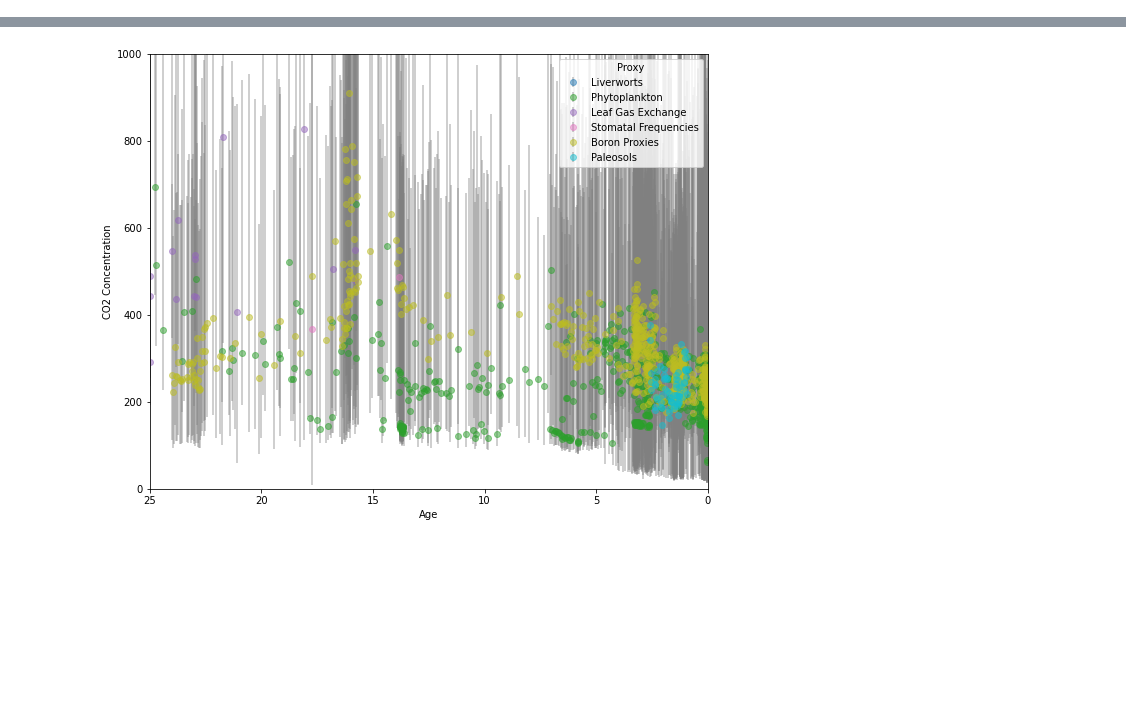
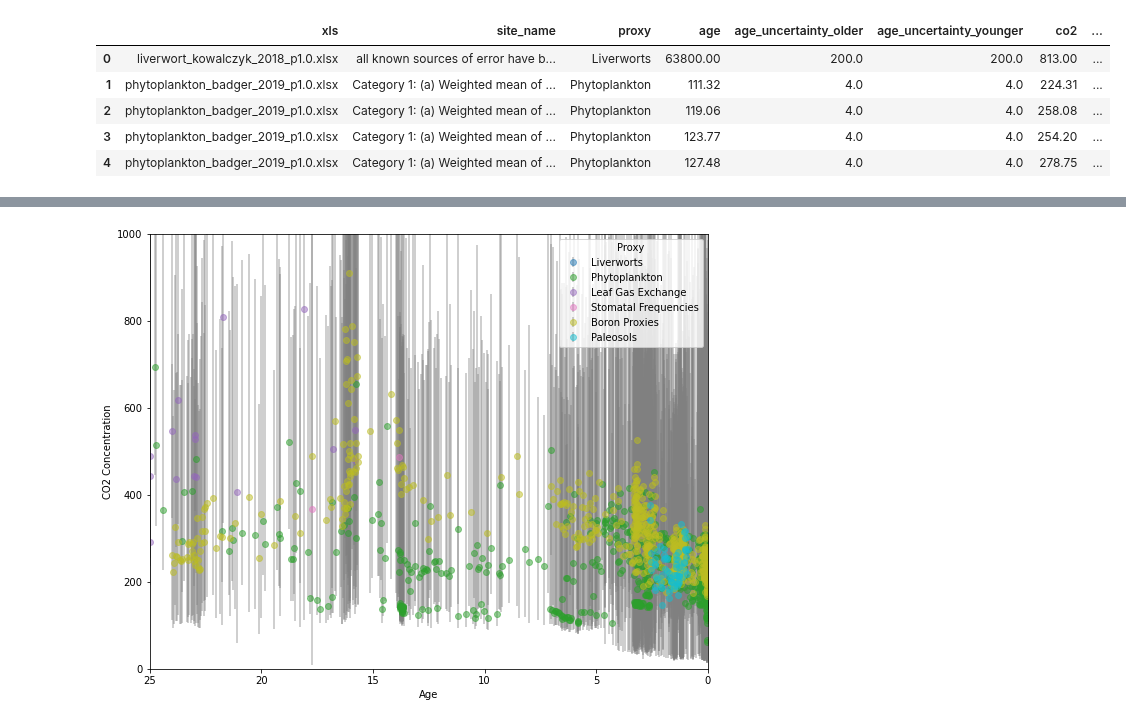
Before and after one commit to Swanson-Hysell/Earth_science_notebooks, a Jupyter notebook: paleoclimate/paleo_CO2/paleoCO2_plotting.ipynb, the cells around one changed output, grey strips where cells are left out. Saved outputs shown, nothing was run; the diff lists cells and outputs as text; code cells hidden in the pictures; blank space fills up the shorter version.

```diff
--- a/paleoclimate/paleo_CO2/paleoCO2_plotting.ipynb
+++ b/paleoclimate/paleo_CO2/paleoCO2_plotting.ipynb
@@ -2,3 +2,14 @@
 import pandas as pd
 import matplotlib.pyplot as plt
 import numpy as np
+pd.set_option('display.max_columns', None)
+# %%
+co2_proxy_data = pd.read_excel('age_co2_plot_data.xlsx')
+co2_proxy_data.head()
+# %% [output]
+|  | xls | site_name | proxy | age | age_uncertainty_older | age_uncertainty_younger | co2 | ... |
+| 0 | liverwort_kowalczyk_2018_p1.0.xlsx | all known sources of error have b... | Liverworts | 63800.00 | 200.0 | 200.0 | 813.00 | ... |
+| 1 | phytoplankton_badger_2019_p1.0.xlsx | Category 1: (a) Weighted mean of ... | Phytoplankton | 111.32 | 4.0 | 4.0 | 224.31 | ... |
+| 2 | phytoplankton_badger_2019_p1.0.xlsx | Category 1: (a) Weighted mean of ... | Phytoplankton | 119.06 | 4.0 | 4.0 | 258.08 | ... |
+| 3 | phytoplankton_badger_2019_p1.0.xlsx | Category 1: (a) Weighted mean of ... | Phytoplankton | 123.77 | 4.0 | 4.0 | 254.20 | ... |
+| 4 | phytoplankton_badger_2019_p1.0.xlsx | Category 1: (a) Weighted mean of ... | Phytoplankton | 127.48 | 4.0 | 4.0 | 278.75 | ... |
```
Also changed, not shown: parts of 10 cells of this notebook.
